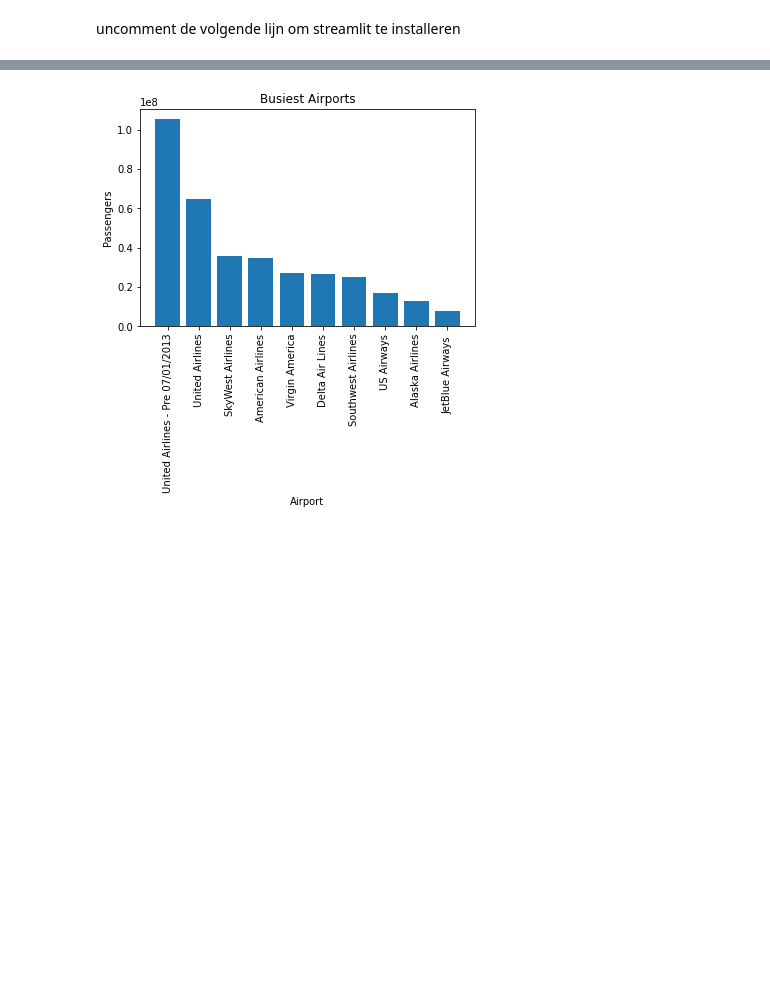
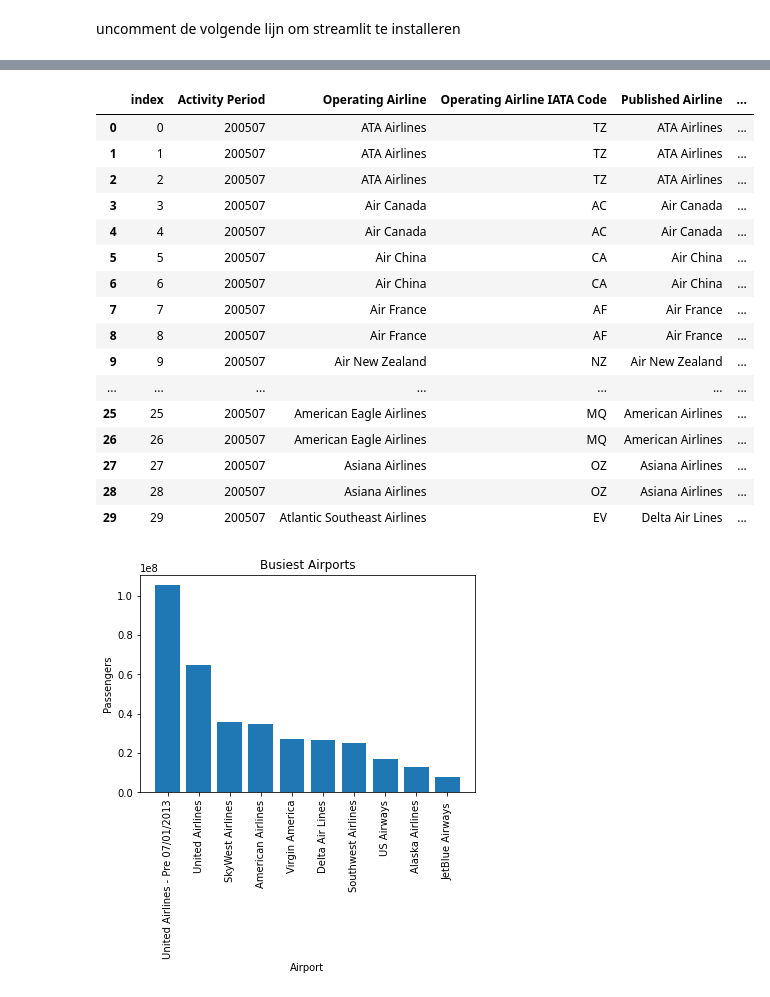
Before and after one commit to Stemt/DS-groep-6, a Jupyter notebook: Case-2/case_2.ipynb, the cells around one changed output, grey strips where cells are left out. Cells and saved outputs as stored; diff of their text form; code cells hidden in the pictures; blank space fills up the shorter version.

```diff
--- a/Case-2/case_2.ipynb
+++ b/Case-2/case_2.ipynb
@@ -58,6 +59,26 @@ for file in files:
             zip_ref.extractall("data")
 # %%
 Air_Traffic = pd.read_csv("data/Air_Traffic_Passenger_Statistics.csv")
+# %%
+Air_Traffic.head(30)
+# %% [output]
+|  | index | Activity Period | Operating Airline | Operating Airline IATA Code | Published Airline | ... |
+| 0 | 0 | 200507 | ATA Airlines | TZ | ATA Airlines | ... |
+| 1 | 1 | 200507 | ATA Airlines | TZ | ATA Airlines | ... |
+| 2 | 2 | 200507 | ATA Airlines | TZ | ATA Airlines | ... |
+| 3 | 3 | 200507 | Air Canada | AC | Air Canada | ... |
+| 4 | 4 | 200507 | Air Canada | AC | Air Canada | ... |
+| 5 | 5 | 200507 | Air China | CA | Air China | ... |
+| 6 | 6 | 200507 | Air China | CA | Air China | ... |
+| 7 | 7 | 200507 | Air France | AF | Air France | ... |
+| 8 | 8 | 200507 | Air France | AF | Air France | ... |
+| 9 | 9 | 200507 | Air New Zealand | NZ | Air New Zealand | ... |
+| ... | ... | ... | ... | ... | ... | ... |
+| 25 | 25 | 200507 | American Eagle Airlines | MQ | American Airlines | ... |
+| 26 | 26 | 200507 | American Eagle Airlines | MQ | American Airlines | ... |
+| 27 | 27 | 200507 | Asiana Airlines | OZ | Asiana Airlines | ... |
+| 28 | 28 | 200507 | Asiana Airlines | OZ | Asiana Airlines | ... |
+| 29 | 29 | 200507 | Atlantic Southeast Airlines | EV | Delta Air Lines | ... |
 # %%
 busiest_airports = Air_Traffic.groupby('Operating Airline').sum()['Passenger Count'].sort_values(ascending=False)[:10]
 
```
Also changed, not shown: parts of 13 cells of this notebook.
